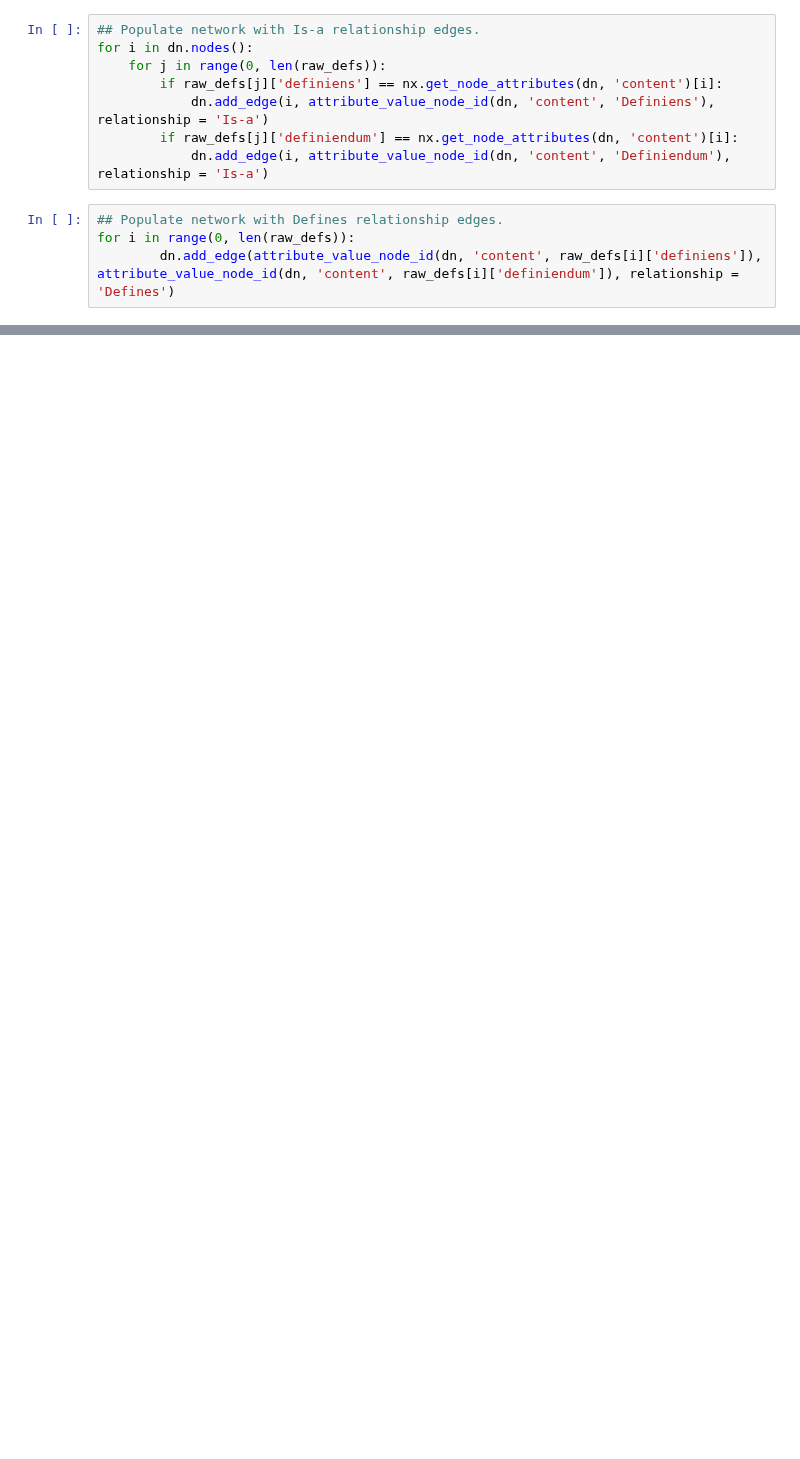
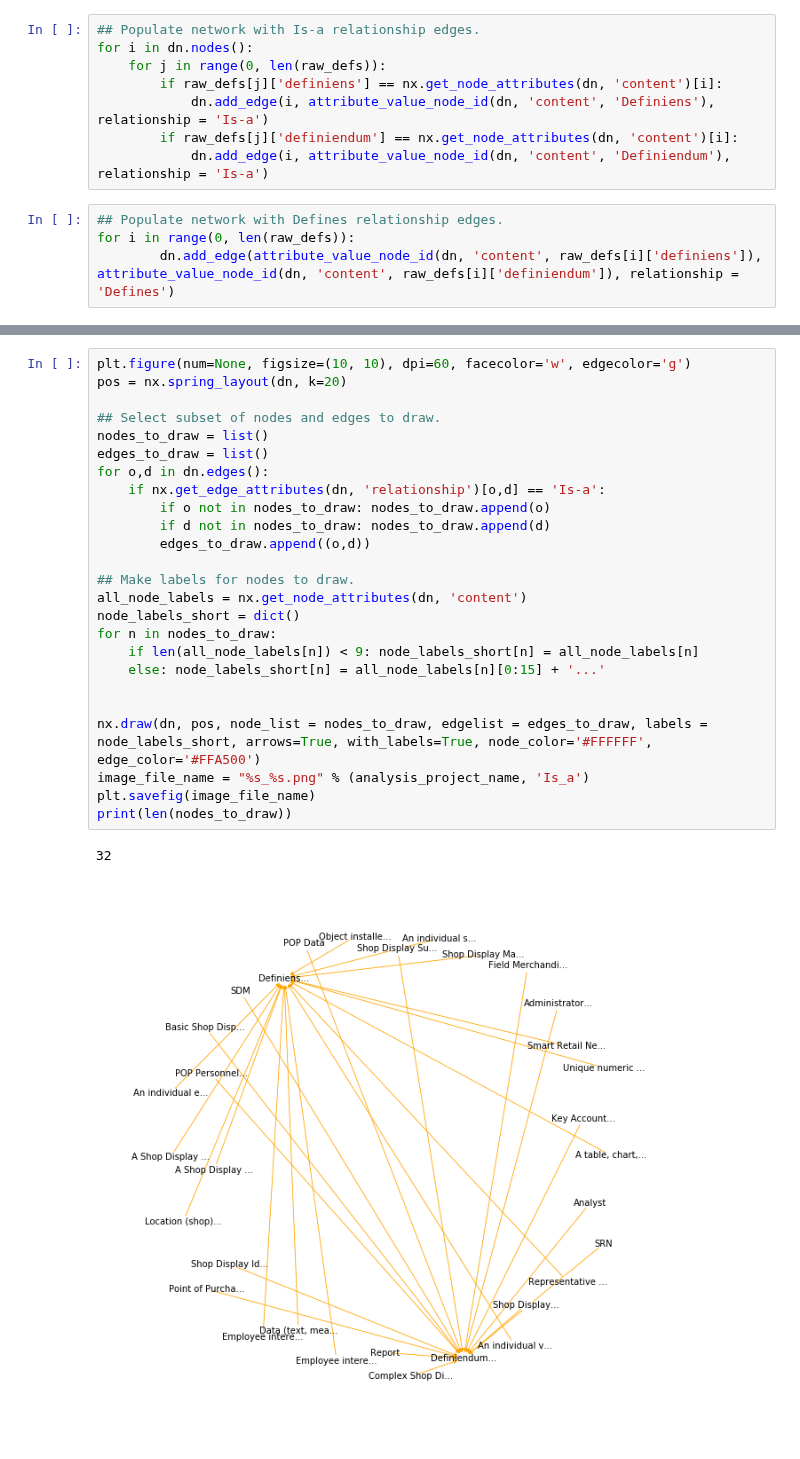
Before and after one commit to ivanjureta/new-concept-networks, a Jupyter notebook: analysis/ilang_structure_step_by_step.ipynb, the cells around one changed output, grey strips where cells are left out. Cells and saved outputs as stored; diff of their text form; blank space fills up the shorter version.

```diff
--- a/analysis/ilang_structure_step_by_step.ipynb
+++ b/analysis/ilang_structure_step_by_step.ipynb
@@ -114,0 +144,28 @@ print(nx.get_edge_attributes(dn, 'relationship'))
+# %%
+plt.figure(num=None, figsize=(10, 10), dpi=60, facecolor='w', edgecolor='g')
+pos = nx.spring_layout(dn, k=20)
+
+## Select subset of nodes and edges to draw.
+nodes_to_draw = list()
+edges_to_draw = list()
+for o,d in dn.edges():
+    if nx.get_edge_attributes(dn, 'relationship')[o,d] == 'Is-a':
+        if o not in nodes_to_draw: nodes_to_draw.append(o)
+        if d not in nodes_to_draw: nodes_to_draw.append(d)
+        edges_to_draw.append((o,d))
+
+## Make labels for nodes to draw.
+all_node_labels = nx.get_node_attributes(dn, 'content')
+node_labels_short = dict()
+for n in nodes_to_draw:
+    if len(all_node_labels[n]) < 9: node_labels_short[n] = all_node_labels[n]
+    else: node_labels_short[n] = all_node_labels[n][0:15] + '...'
+
+
+nx.draw(dn, pos, node_list = nodes_to_draw, edgelist = edges_to_draw, labels = node_labels_short, arrows=True, with_labels=True, node_color='#FFFFFF', edge_color='#FFA500')
+image_file_name = "%s_%s.png" % (analysis_project_name, 'Is_a')
+plt.savefig(image_file_name)
+print(len(nodes_to_draw))
+# %% [output]
+32
+[figure, added]
```
Also changed, not shown: parts of 10 cells of this notebook, 4 other files.
